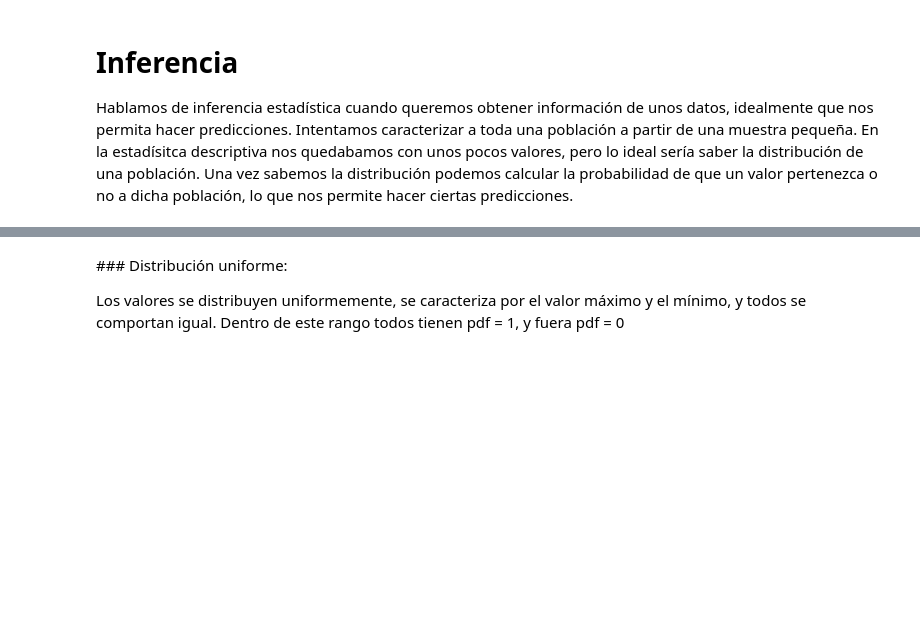
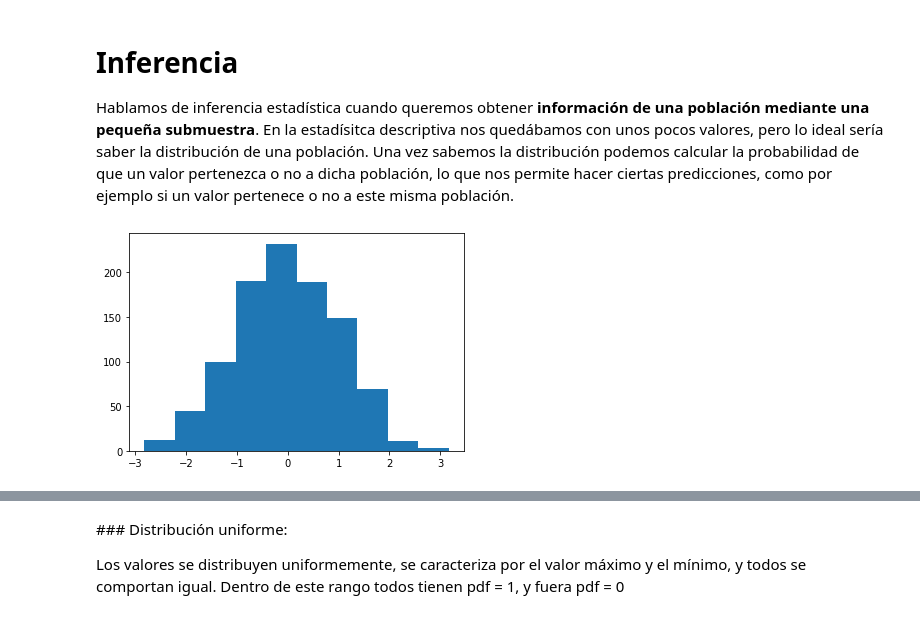
Before and after one commit to biuse/2021Modelization, a Jupyter notebook: Distribuciones.ipynb, the cells around one changed output, grey strips where cells are left out. Saved outputs shown, nothing was run; the diff lists cells and outputs as text; code cells hidden in the pictures; blank space fills up the shorter version.

```diff
--- a/Distribuciones.ipynb
+++ b/Distribuciones.ipynb
@@ -1,6 +1,12 @@
 # %% [markdown]
 # Inferencia
-Hablamos de inferencia estadística cuando queremos obtener información de unos datos, idealmente que nos permita hacer predicciones. Intentamos caracterizar a toda una población a partir de una muestra pequeña. En la estadísitca descriptiva nos quedabamos con unos pocos valores, pero lo ideal sería saber la distribución de una población. Una vez sabemos la distribución podemos calcular la probabilidad de que un valor pertenezca o no a dicha población, lo que nos permite hacer ciertas predicciones.
+Hablamos de inferencia estadística cuando queremos obtener **información de una población mediante una pequeña submuestra**. En la estadísitca descriptiva nos quedábamos con unos pocos valores, pero lo ideal sería saber la distribución de una población. Una vez sabemos la distribución podemos calcular la probabilidad de que un valor pertenezca o no a dicha población, lo que nos permite hacer ciertas predicciones, como por ejemplo si un valor pertenece o no a este misma población.
+# %%
+import numpy as np
+import matplotlib.pyplot as pl
+pl.hist(np.random.normal(0,1, 1000));
+# %% [output]
+[figure, added]
 # %% [markdown]
 ## 1. Funciones de distribución
 La **función de distribución**, F(x), se define como:
```
Also changed, not shown: parts of 16 cells of this notebook.
